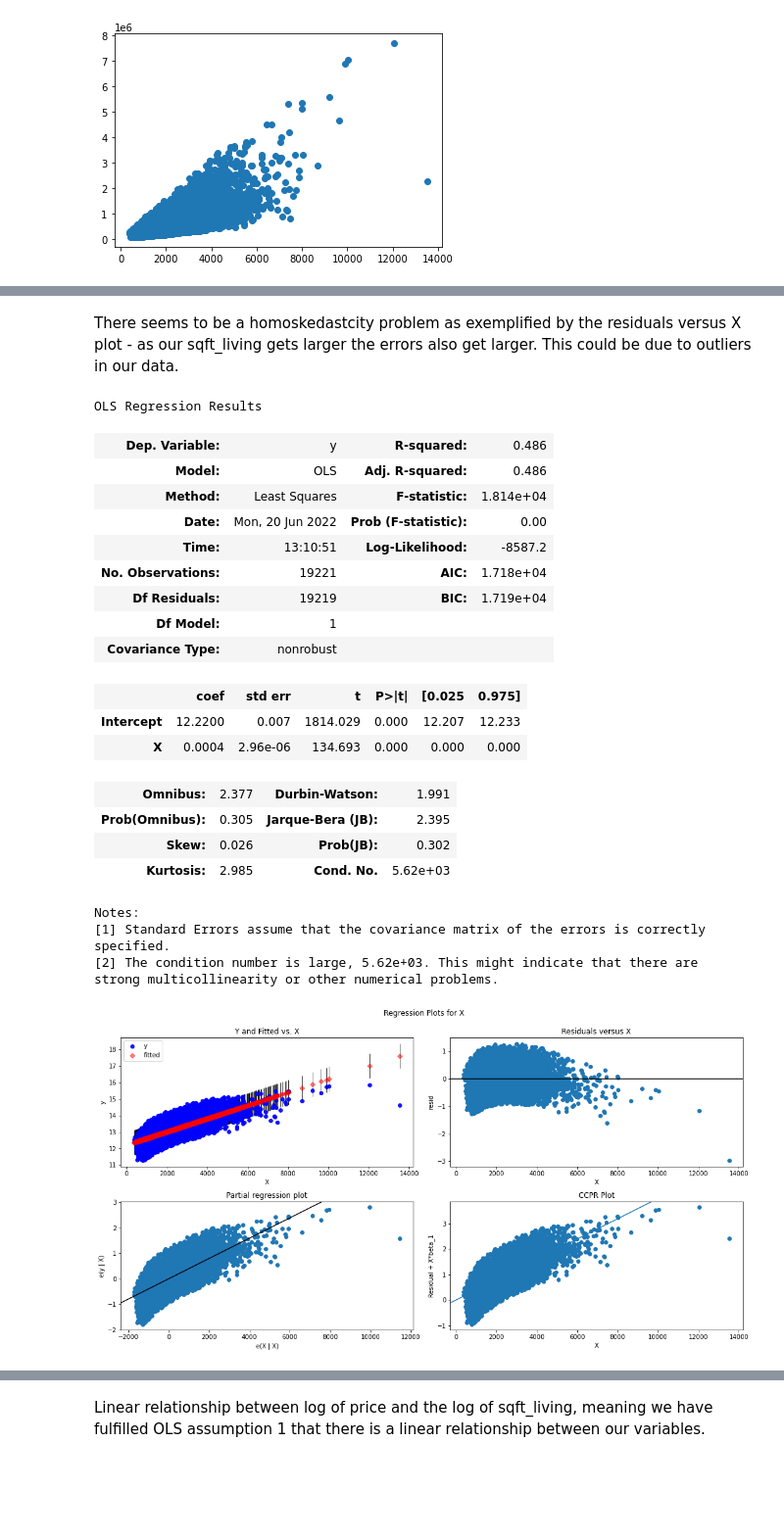
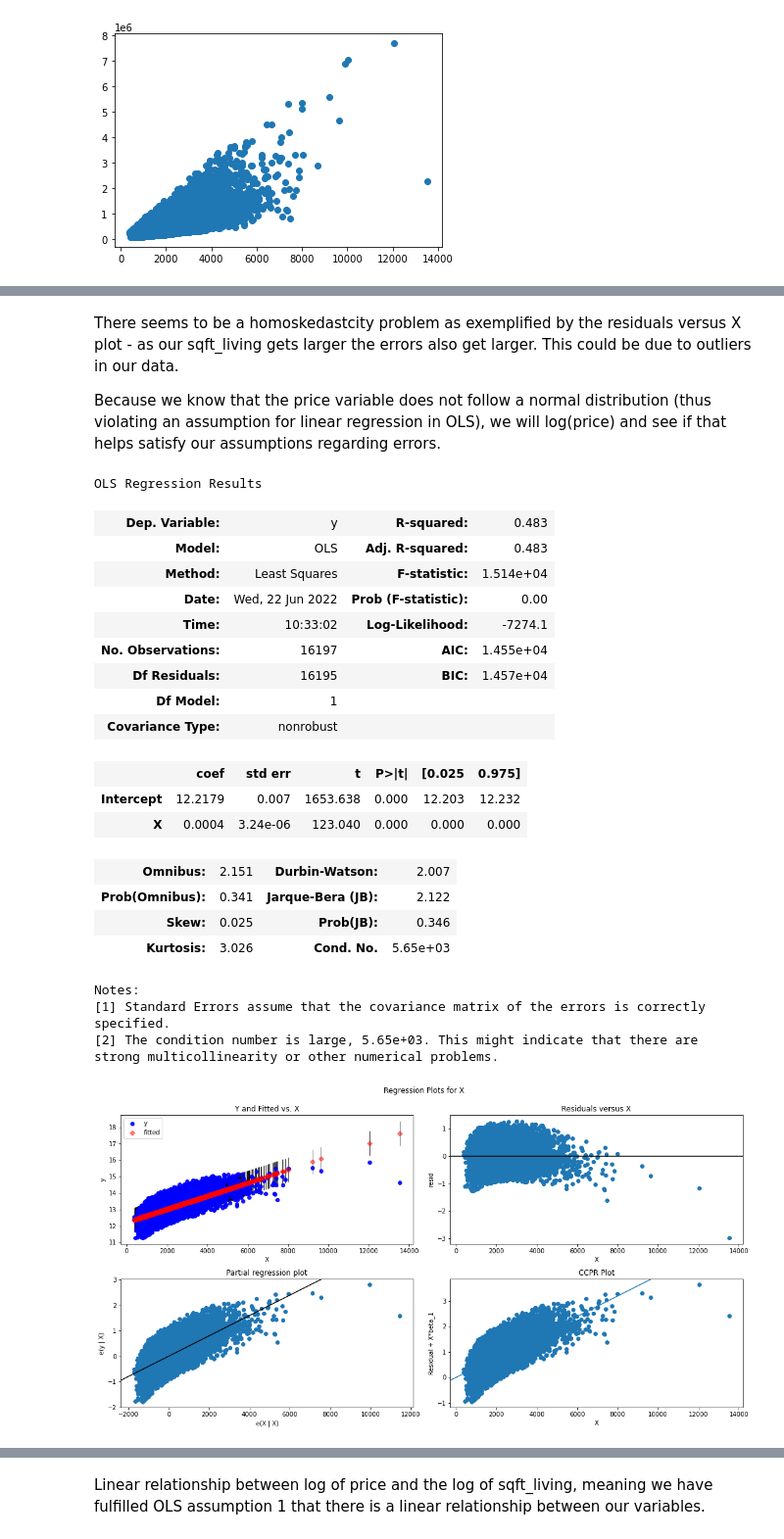
Before and after one commit to mboland23/dsc-phase-2-project-v2-3, a Jupyter notebook: Meg_Working_Notebook.ipynb, the cells around one changed output, grey strips where cells are left out. Shown at 98% size. Saved outputs shown, nothing was run; the diff lists cells and outputs as text; code cells hidden in the pictures; blank space fills up the shorter version.

```diff
--- a/Meg_Working_Notebook.ipynb
+++ b/Meg_Working_Notebook.ipynb
@@ -506,0 +517,8 @@ Name: waterfront, dtype: int64
+# %%
+X = housing_df.drop("price", axis =1)
+y = housing_df["price"]
+# %%
+#Seperate the two data sets: train and test and ensure there are the same amount of observations
+X_train, X_test, y_train, y_test = train_test_split(X, y, random_state = 42)
+print(f"X_train is a DataFrame with {X_train.shape[0]} rows and {X_train.shape[1]} columns")
+print(f"y_train is a Series with {y_train.shape[0]} values")
@@ -506,0 +543,4 @@ Name: waterfront, dtype: int64
+# %%
+#Create dummy regressor based on mean. This regressor is our "baseline" and is the most basic model.
+lr_dummy_regressor = DummyRegressor(strategy ='mean')
+lr_dummy_regressor.fit(X_train, y_train)
@@ -578,2 +642,4 @@ plt.show()
 # %% [markdown]
 There seems to be a homoskedastcity problem as exemplified by the residuals versus X plot - as our sqft_living gets larger the errors also get larger. This could be due to outliers in our data.
+
+Because we know that the price variable does not follow a normal distribution (thus violating an assumption for linear regression in OLS), we will log(price) and see if that helps satisfy our assumptions regarding errors.
@@ -582,37 +649,39 @@ housing_df["log_price"] = np.log(housing_df["price"])
 # %%
-X = housing_df[["sqft_living"]]
-y = housing_df["log_price"]
+#Set up new price_log_model where X is still the sqft_living and y is the new y_train_log variable
+X = X_train[["sqft_living"]]
+y = y_train_log
 
 formula = "y ~ X"
 
 
-simple_lr_transformed = sm.formula.ols(formula = formula, data=housing_df).fit()
-simple_lr_transformed.summary()
+price_log_model = sm.formula.ols(formula = formula, data=X_train).fit()
+price_log_model.summary()
 # %% [output]
 OLS Regression Results
-| Dep. Variable: | y | R-squared: | 0.486 |
-| Model: | OLS | Adj. R-squared: | 0.486 |
-| Method: | Least Squares | F-statistic: | 1.814e+04 |
-| Date: | Mon, 20 Jun 2022 | Prob (F-statistic): | 0.00 |
-| Time: | 13:10:51 | Log-Likelihood: | -8587.2 |
-| No. Observations: | 19221 | AIC: | 1.718e+04 |
-| Df Residuals: | 19219 | BIC: | 1.719e+04 |
+| Dep. Variable: | y | R-squared: | 0.483 |
+| Model: | OLS | Adj. R-squared: | 0.483 |
+| Method: | Least Squares | F-statistic: | 1.514e+04 |
+| Date: | Wed, 22 Jun 2022 | Prob (F-statistic): | 0.00 |
+| Time: | 10:33:02 | Log-Likelihood: | -7274.1 |
+| No. Observations: | 16197 | AIC: | 1.455e+04 |
+| Df Residuals: | 16195 | BIC: | 1.457e+04 |
 | Df Model: | 1 |  |  |
 | Covariance Type: | nonrobust |  |  |
 |  | coef | std err | t | P>|t| | [0.025 | 0.975] |
-| Intercept | 12.2200 | 0.007 | 1814.029 | 0.000 | 12.207 | 12.233 |
-| X | 0.0004 | 2.96e-06 | 134.693 | 0.000 | 0.000 | 0.000 |
+| Intercept | 12.2179 | 0.007 | 1653.638 | 0.000 | 12.203 | 12.232 |
+| X | 0.0004 | 3.24e-06 | 123.040 | 0.000 | 0.000 | 0.000 |
-| Omnibus: | 2.377 | Durbin-Watson: | 1.991 |
-| Prob(Omnibus): | 0.305 | Jarque-Bera (JB): | 2.395 |
-| Skew: | 0.026 | Prob(JB): | 0.302 |
-| Kurtosis: | 2.985 | Cond. No. | 5.62e+03 |
+| Omnibus: | 2.151 | Durbin-Watson: | 2.007 |
+| Prob(Omnibus): | 0.341 | Jarque-Bera (JB): | 2.122 |
+| Skew: | 0.025 | Prob(JB): | 0.346 |
+| Kurtosis: | 3.026 | Cond. No. | 5.65e+03 |
 Notes:
 [1] Standard Errors assume that the covariance matrix of the errors is correctly specified.
-[2] The condition number is large, 5.62e+03. This might indicate that there are
+[2] The condition number is large, 5.65e+03. This might indicate that there are
 strong multicollinearity or other numerical problems.
 # %%
+# plot the errors and see if they satisfy our error assumptions.
 fig = plt.figure(figsize=(15,8))
-fig = sm.graphics.plot_regress_exog(simple_lr_transformed, "X" , fig=fig)
+fig = sm.graphics.plot_regress_exog(price_log_model, "X" , fig=fig)
 plt.show()
 # %% [output]
-[figure, old version]
+[figure, new version]
```
Also changed, not shown: parts of 95 cells of this notebook.
